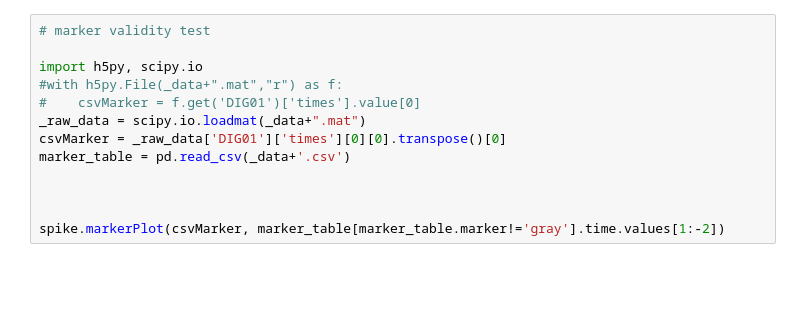
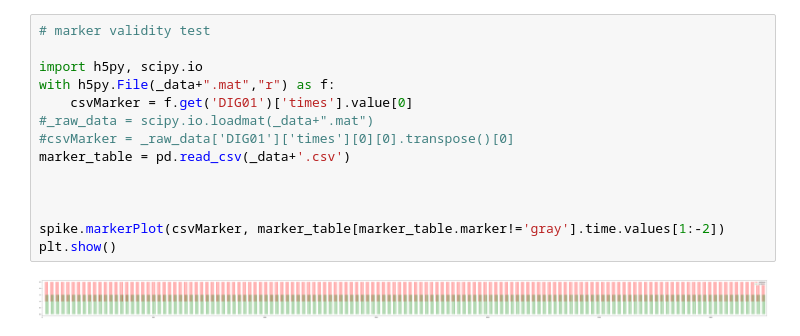
Before and after one commit to ZaneMuir/Sesame, a Jupyter notebook: Analysis/channelValidityPreview_python.ipynb, the cells around one changed output. Drawn from its saved outputs; the diff is of its cells as text; blank space fills up the shorter version.

```diff
--- a/Analysis/channelValidityPreview_python.ipynb
+++ b/Analysis/channelValidityPreview_python.ipynb
@@ -80,13 +83,16 @@ plt.savefig(os.path.join(_temp, experiment_id+'_'+target_channel+'_aligned.png')
 # %%
 # marker validity test
 
 import h5py, scipy.io
-#with h5py.File(_data+".mat","r") as f:
-#    csvMarker = f.get('DIG01')['times'].value[0]
-_raw_data = scipy.io.loadmat(_data+".mat")
-csvMarker = _raw_data['DIG01']['times'][0][0].transpose()[0]
+with h5py.File(_data+".mat","r") as f:
+    csvMarker = f.get('DIG01')['times'].value[0]
+#_raw_data = scipy.io.loadmat(_data+".mat")
+#csvMarker = _raw_data['DIG01']['times'][0][0].transpose()[0]
 marker_table = pd.read_csv(_data+'.csv')
 
 
 
 spike.markerPlot(csvMarker, marker_table[marker_table.marker!='gray'].time.values[1:-2])
+plt.show()
+# %% [output]
+[figure, added]
```
Also changed, not shown: parts of 3 cells of this notebook, 6 other files.
